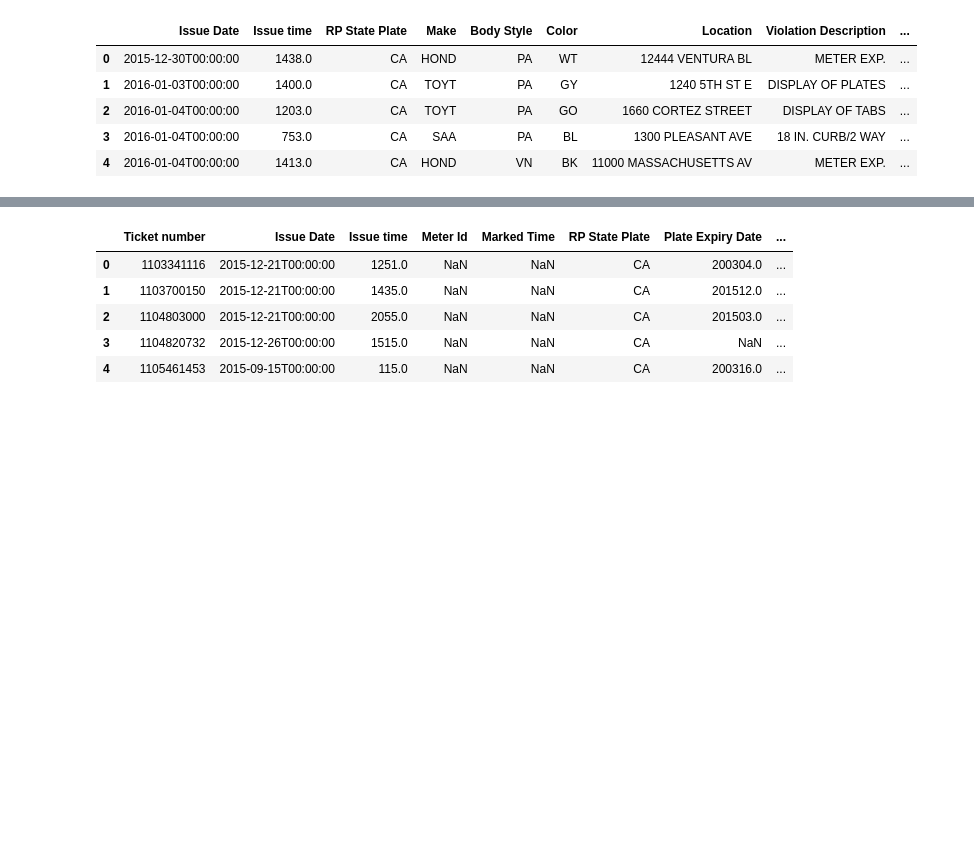
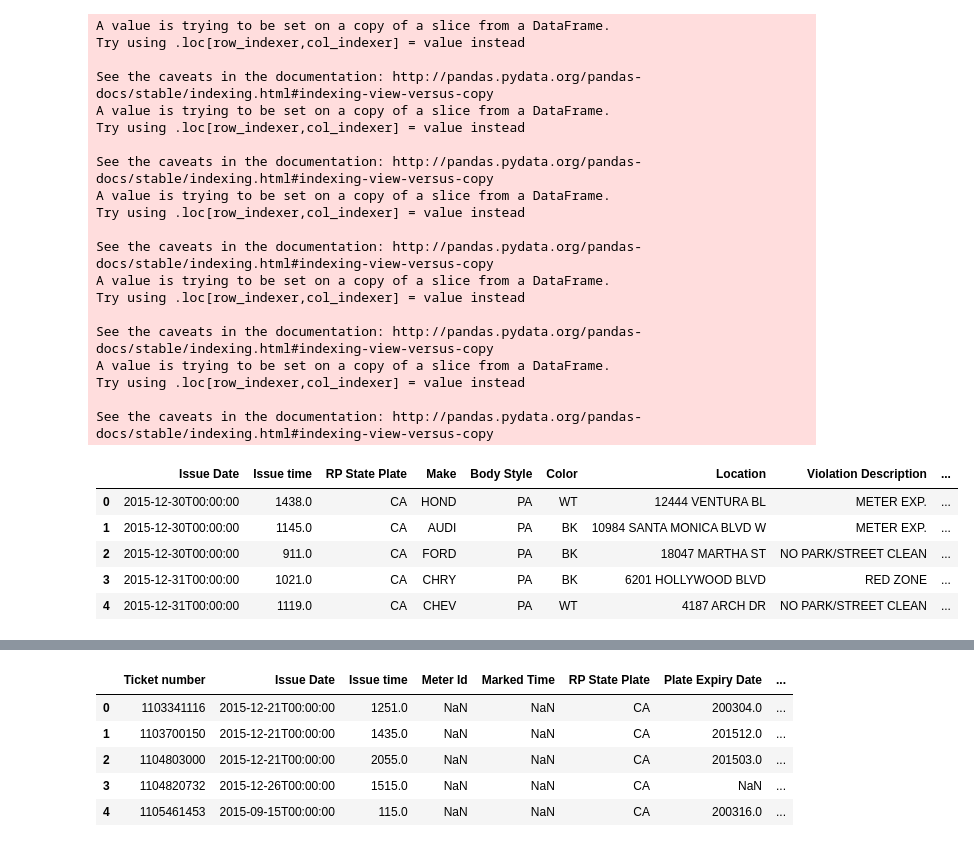
Before and after one commit to sdesai39/Project1, a Jupyter notebook: HWwork.ipynb, the cells around one changed output, grey strips where cells are left out. Drawn from its saved outputs; the diff is of its cells as text; code cells hidden in the pictures; blank space fills up the shorter version.

```diff
--- a/HWwork.ipynb
+++ b/HWwork.ipynb
@@ -10,8 +10,9 @@ import re
 random.seed(8)
 
 read_file = "parking-citations.csv"
+#new_data = read_file.dropna(axis = 0, how ='any')
 n = sum(1 for line in open(read_file)) - 1
-s = 1000
+s = 5000
 skip = sorted(random.sample(range(1, n+1), n-s))
 file_df = pd.read_csv(read_file, skiprows=skip)
 file_df.head()
@@ -36,0 +45,3 @@ hwdf.head()
+# %%
+new_data = hwdf.dropna(axis = 0, how ='any')
+new_data.head()
@@ -37,34 +70,54 @@ hwdf.head()
 # %%
 #with the help of Sean and python library "re"
 datetimelist = []
 year = []
 month = []
 day = []
 
 yearmonth = []
-for item in hwdf['Issue Date']:
+for item in new_data['Issue Date']:
     #legacy method
-    d1 = datetime.datetime.strptime(str(item),"%Y-%m-%dT%H:%M:%S")
+    #d1 = datetime.datetime.strptime(str(item),"%Y-%m-%dT%H:%M:%S")
 
     #different method
     d2 = re.split("T",str(item))
     splittedData = re.split("-",str(d2[0]))
     year.append(splittedData[0])
     month.append(splittedData[1])
     day.append(splittedData[2])
     yearmonth.append(splittedData[0] + splittedData[1])
     datetimelist.append(d2[0])
-hwdf['Date'] = datetimelist
-hwdf["Year"] = year
-hwdf["month"] = month
-hwdf["day"] = day
-hwdf["yearmonth"] = yearmonth
+new_data['Date'] = datetimelist
+new_data["Year"] = year
+new_data["month"] = month
+new_data["day"] = day
+new_data["yearmonth"] = yearmonth
 
-hwdf.head()
+new_data.head()
 # %% [output]
+A value is trying to be set on a copy of a slice from a DataFrame.
+Try using .loc[row_indexer,col_indexer] = value instead
+
+See the caveats in the documentation: http://pandas.pydata.org/pandas-docs/stable/indexing.html#indexing-view-versus-copy
+A value is trying to be set on a copy of a slice from a DataFrame.
+Try using .loc[row_indexer,col_indexer] = value instead
+
+See the caveats in the documentation: http://pandas.pydata.org/pandas-docs/stable/indexing.html#indexing-view-versus-copy
+A value is trying to be set on a copy of a slice from a DataFrame.
+Try using .loc[row_indexer,col_indexer] = value instead
+
+See the caveats in the documentation: http://pandas.pydata.org/pandas-docs/stable/indexing.html#indexing-view-versus-copy
+A value is trying to be set on a copy of a slice from a DataFrame.
+Try using .loc[row_indexer,col_indexer] = value instead
+
+See the caveats in the documentation: http://pandas.pydata.org/pandas-docs/stable/indexing.html#indexing-view-versus-copy
+A value is trying to be set on a copy of a slice from a DataFrame.
+Try using .loc[row_indexer,col_indexer] = value instead
+
+See the caveats in the documentation: http://pandas.pydata.org/pandas-docs/stable/indexing.html#indexing-view-versus-copy
 |  | Issue Date | Issue time | RP State Plate | Make | Body Style | Color | Location | Violation Description | ... |
 | 0 | 2015-12-30T00:00:00 | 1438.0 | CA | HOND | PA | WT | 12444 VENTURA BL | METER EXP. | ... |
-| 1 | 2016-01-03T00:00:00 | 1400.0 | CA | TOYT | PA | GY | 1240 5TH ST E | DISPLAY OF PLATES | ... |
-| 2 | 2016-01-04T00:00:00 | 1203.0 | CA | TOYT | PA | GO | 1660 CORTEZ STREET | DISPLAY OF TABS | ... |
-| 3 | 2016-01-04T00:00:00 | 753.0 | CA | SAA | PA | BL | 1300 PLEASANT AVE | 18 IN. CURB/2 WAY | ... |
-| 4 | 2016-01-04T00:00:00 | 1413.0 | CA | HOND | VN | BK | 11000 MASSACHUSETTS AV | METER EXP. | ... |
+| 1 | 2015-12-30T00:00:00 | 1145.0 | CA | AUDI | PA | BK | 10984 SANTA MONICA BLVD W | METER EXP. | ... |
+| 2 | 2015-12-30T00:00:00 | 911.0 | CA | FORD | PA | BK | 18047 MARTHA ST | NO PARK/STREET CLEAN | ... |
+| 3 | 2015-12-31T00:00:00 | 1021.0 | CA | CHRY | PA | BK | 6201 HOLLYWOOD BLVD | RED ZONE | ... |
+| 4 | 2015-12-31T00:00:00 | 1119.0 | CA | CHEV | PA | WT | 4187 ARCH DR | NO PARK/STREET CLEAN | ... |
```
Also changed, not shown: parts of 28 cells of this notebook.
